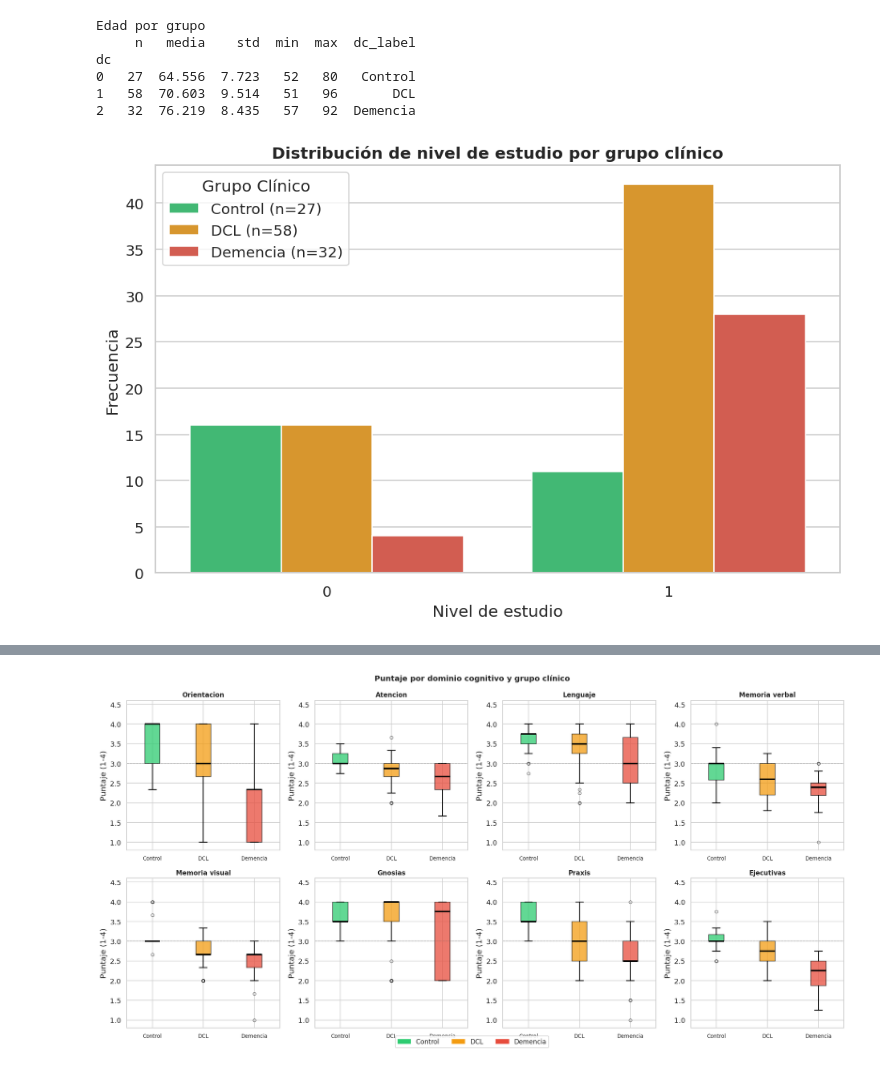
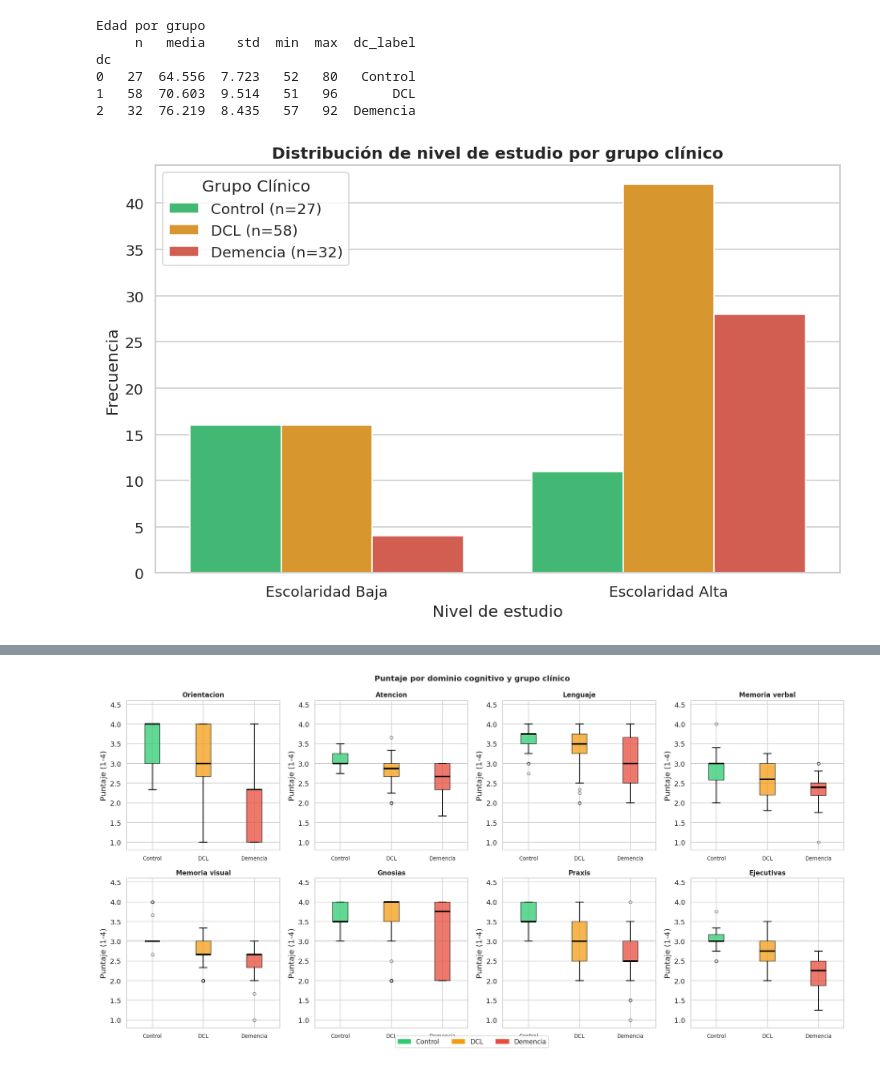
Before and after one commit to Nicolasg2c/dc_model_ts, a Jupyter notebook: src/dc_pipeline_2.ipynb, the cells around one changed output, grey strips where cells are left out. Saved outputs shown, nothing was run; the diff lists cells and outputs as text; code cells hidden in the pictures.

```diff
--- a/src/dc_pipeline_2.ipynb
+++ b/src/dc_pipeline_2.ipynb
@@ -1434,27 +1427,29 @@ dc
 # %%
 plt.figure(figsize=(10, 6))
 
 # Seaborn se encarga de agrupar por 'nivel_estudio' y separar por 'dc' (hue)
 sns.countplot(
     data=df_complete.dropna(subset=["nivel_estudio"]),
     x="nivel_estudio",
     hue="dc",
     hue_order=DC_ORDER,
     palette=DC_PALETTE,
     edgecolor="white"
 )
 
 # Ajustes de etiquetas y títulos
 plt.xlabel("Nivel de estudio")
 plt.ylabel("Frecuencia")
 plt.title("Distribución de nivel de estudio por grupo clínico", fontweight="bold")
-
+#modificar nivel de estudio a texto usando el diccionario EDUCATION_LEVEL
+plt.xticks(ticks=[0, 1], labels=[EDUCATION_LEVEL[k]
+              for k in sorted(EDUCATION_LEVEL.keys())])
 # Modificar las etiquetas de la leyenda usando tus diccionarios
 # Esto asocia los valores de DC_ORDER con tus DC_LABELS personalizados
 handles, labels = plt.gca().get_legend_handles_labels()
 new_labels = [f"{DC_LABELS[int(label)]} (n={len(df_complete[df_complete['dc'] == int(label)])})" for label in labels]
 plt.legend(handles, new_labels, title="Grupo Clínico")
 
 plt.show()
 # %% [output]
-[figure, old version]
+[figure, new version]
```
Also changed, not shown: parts of 8 cells of this notebook.
